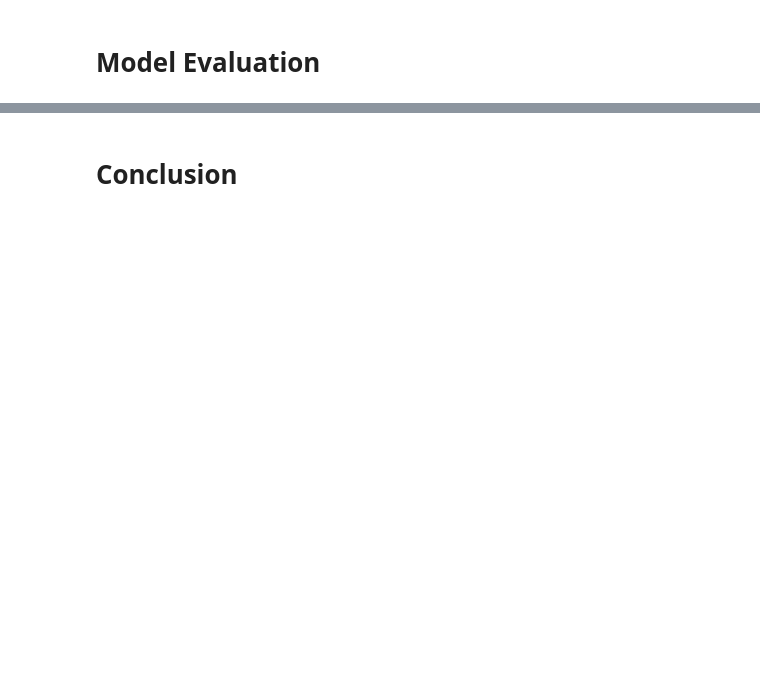
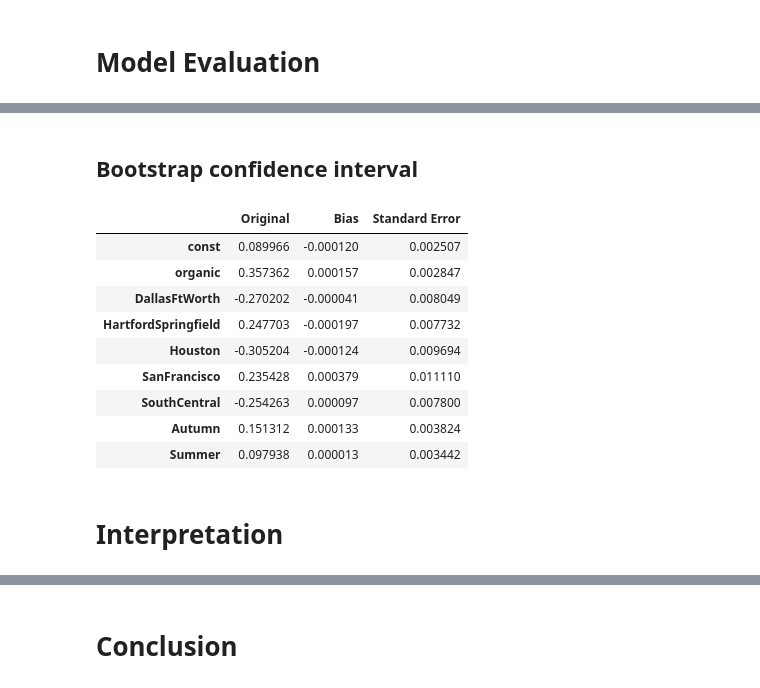
Before and after one commit to SmilesTigeR/statistical-analysis, a Jupyter notebook: Notebook/Avocado/Avocado_GLM.ipynb, the cells around one changed output, grey strips where cells are left out. Saved outputs shown, nothing was run; the diff lists cells and outputs as text; code cells hidden in the pictures; blank space fills up the shorter version.

```diff
--- a/Notebook/Avocado/Avocado_GLM.ipynb
+++ b/Notebook/Avocado/Avocado_GLM.ipynb
@@ -221,6 +218,42 @@ def Model_Diagnostic(model, X, date):
     plt.plot(data_time['Residual'].values)
 
     plt.show()
+# %%
+def Bootstrap(X, y, n = 1000, fit_intercept = True, random_state = 0):
+
+    from sklearn.utils import shuffle
+
+    rand_num = range(n)
+    rand_num = shuffle(rand_num, random_state = random_state)
+
+
+    if fit_intercept:
+        X = sm.add_constant(X)
+
+    coefs = np.zeros((n, X.shape[1]))
+
+    for i in range(n):
+        df = pd.concat([X, y], axis = 1)
+        df_resample = df.sample(len(df), replace = True, random_state = rand_num[i])
+
+        X_resample = df_resample.iloc[:, :X.shape[1]]
+        y_resample = df_resample.iloc[:, -1]
+
+
+        model = sm.GLM(y_resample, X_resample, family = sm.families.Gamma(link = sm.families.links.log())).fit()
+
+        coefs[i, :] = model.params.values
+
+    model = sm.GLM(y, X, family = sm.families.Gamma(link = sm.families.links.log())).fit()
+
+    coefs = pd.DataFrame(coefs)
+    result = pd.DataFrame()
+    result['Original'] = model.params.values
+    result['Bias'] = model.params.values - coefs.mean().values
+    result['Standard Error'] = coefs.std(ddof = 1)
+    result.index = X.columns
+
+    return result
 # %% [markdown]
 # Import Data
 # %%
@@ -1075,0 +1073,18 @@ np.sqrt(mean_squared_error(y, model.fittedvalues))
+# %% [markdown]
+## Bootstrap confidence interval
+# %%
+Bootstrap(X[backward_features], y)
+# The bias and standard error are very small and it shows that the model estimation is accuracy.
+# %% [output]
+|  | Original | Bias | Standard Error |
+| const | 0.089966 | -0.000120 | 0.002507 |
+| organic | 0.357362 | 0.000157 | 0.002847 |
+| DallasFtWorth | -0.270202 | -0.000041 | 0.008049 |
+| HartfordSpringfield | 0.247703 | -0.000197 | 0.007732 |
+| Houston | -0.305204 | -0.000124 | 0.009694 |
+| SanFrancisco | 0.235428 | 0.000379 | 0.011110 |
+| SouthCentral | -0.254263 | 0.000097 | 0.007800 |
+| Autumn | 0.151312 | 0.000133 | 0.003824 |
+| Summer | 0.097938 | 0.000013 | 0.003442 |
+# %% [markdown]
+# Interpretation
```
Also changed, not shown: parts of 37 cells of this notebook.
